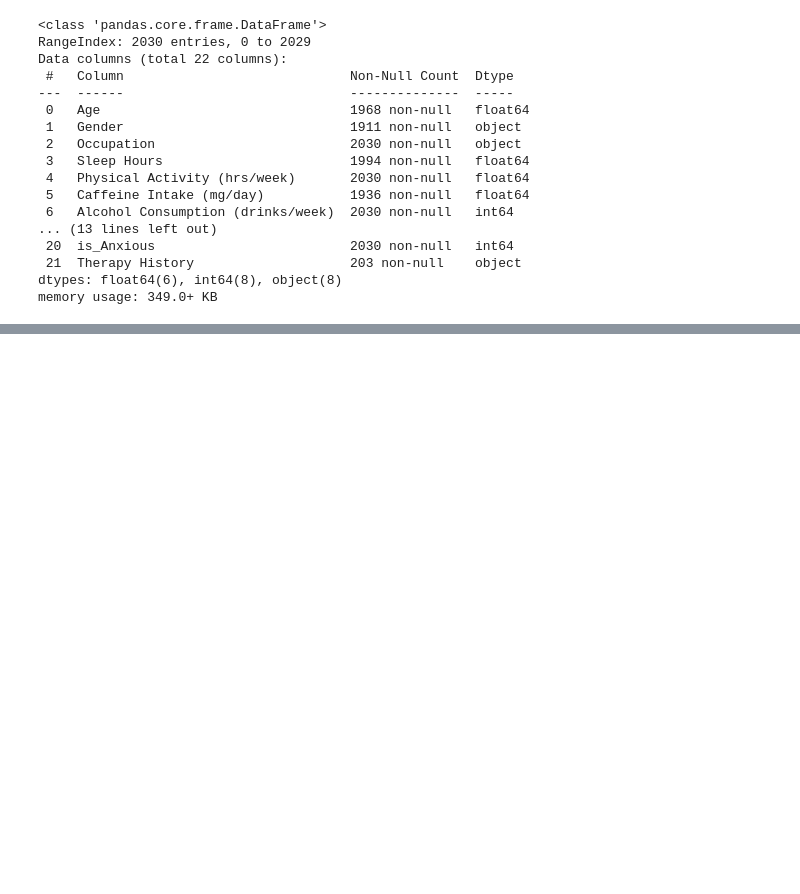
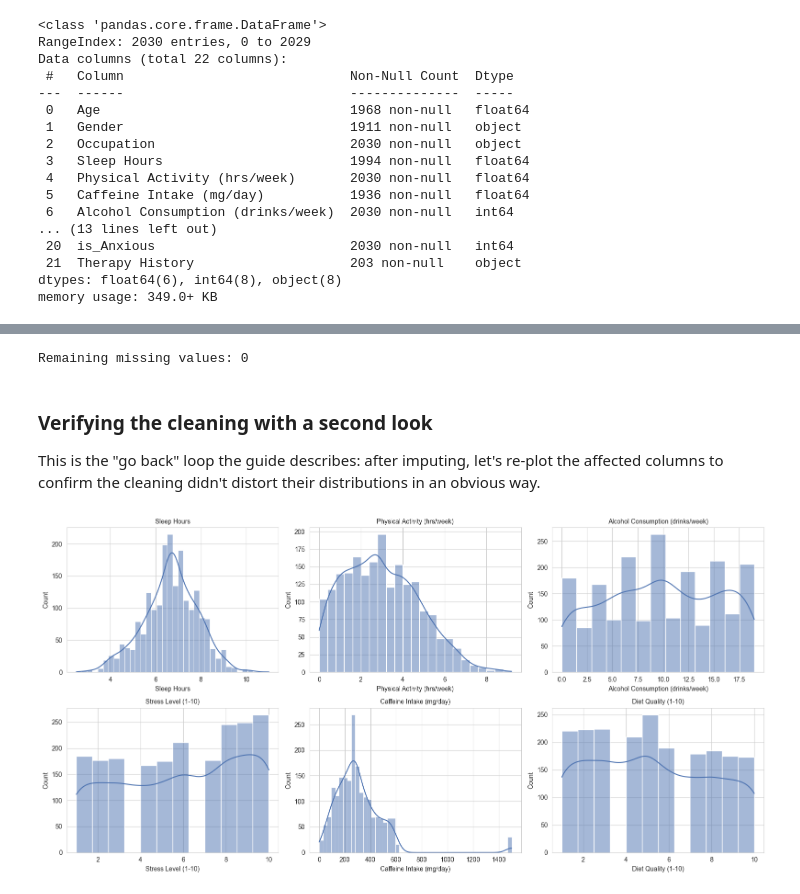
Before and after one commit to sabzparto/BC-mini-project, a Jupyter notebook: Psychology.ipynb, the cells around one changed output, grey strips where cells are left out. Drawn from its saved outputs; the diff is of its cells as text; code cells hidden in the pictures; blank space fills up the shorter version.

```diff
--- a/Psychology.ipynb
+++ b/Psychology.ipynb
@@ -480,0 +470,32 @@ def fill_categorical_na(df, cols, missing_cutoff=0.5):
+# %%
+def impute_numeric_median(data, columns):
+    """Impute missing values in numeric columns with the column median."""
+    data = data.copy()
+    for col in columns:
+        n_missing = data[col].isnull().sum()
+        if n_missing > 0:
+            median = data[col].median()
+            data[col] = data[col].fillna(median)
+            print(f'{col}: {n_missing} missing values imputed with median = {median}')
+    return data
+
+
+def impute_categorical_mode(data, columns):
+    """Impute missing values in categorical columns with the column mode."""
+    data = data.copy()
+    for col in columns:
+        n_missing = data[col].isnull().sum()
+        if n_missing > 0:
+            mode = data[col].mode()[0]
+            data[col] = data[col].fillna(mode)
+            print(f"{col}: {n_missing} missing values imputed with mode = '{mode}'")
+    return data
+# %%
+numeric_to_impute = ['Age', 'Sleep Hours', 'Physical Activity (hrs/week)',
+                     'Caffeine Intake (mg/day)', 'Alcohol Consumption (drinks/week)',
+                     'Stress Level (1-10)', 'Diet Quality (1-10)']
+
+categorical_to_impute = ['Gender', 'Smoking', 'Medication']
+
+data = impute_numeric_median(data, numeric_to_impute)
+data = impute_categorical_mode(data, categorical_to_impute)
@@ -480,0 +513,22 @@ def fill_categorical_na(df, cols, missing_cutoff=0.5):
+# %%
+print('Remaining missing values:', data.isnull().sum().sum())
+# %% [output]
+Remaining missing values: 0
+# %% [markdown]
+### Verifying the cleaning with a second look
+
+This is the "go back" loop the guide describes: after imputing, let's re-plot the affected columns to
+confirm the cleaning didn't distort their distributions in an obvious way.
+# %%
+fig, axes = plt.subplots(2, 3, figsize=(16, 8))
+check_cols = ['Sleep Hours', 'Physical Activity (hrs/week)', 'Alcohol Consumption (drinks/week)',
+              'Stress Level (1-10)', 'Caffeine Intake (mg/day)', 'Diet Quality (1-10)']
+
+for ax, col in zip(axes.flatten(), check_cols):
+    sns.histplot(data[col], kde=True, ax=ax, color='#4C72B0')
+    ax.set_title(col, fontsize=10)
+
+plt.tight_layout()
+plt.show()
+# %% [output]
+[figure, added]
```
Also changed, not shown: parts of 89 cells of this notebook.
